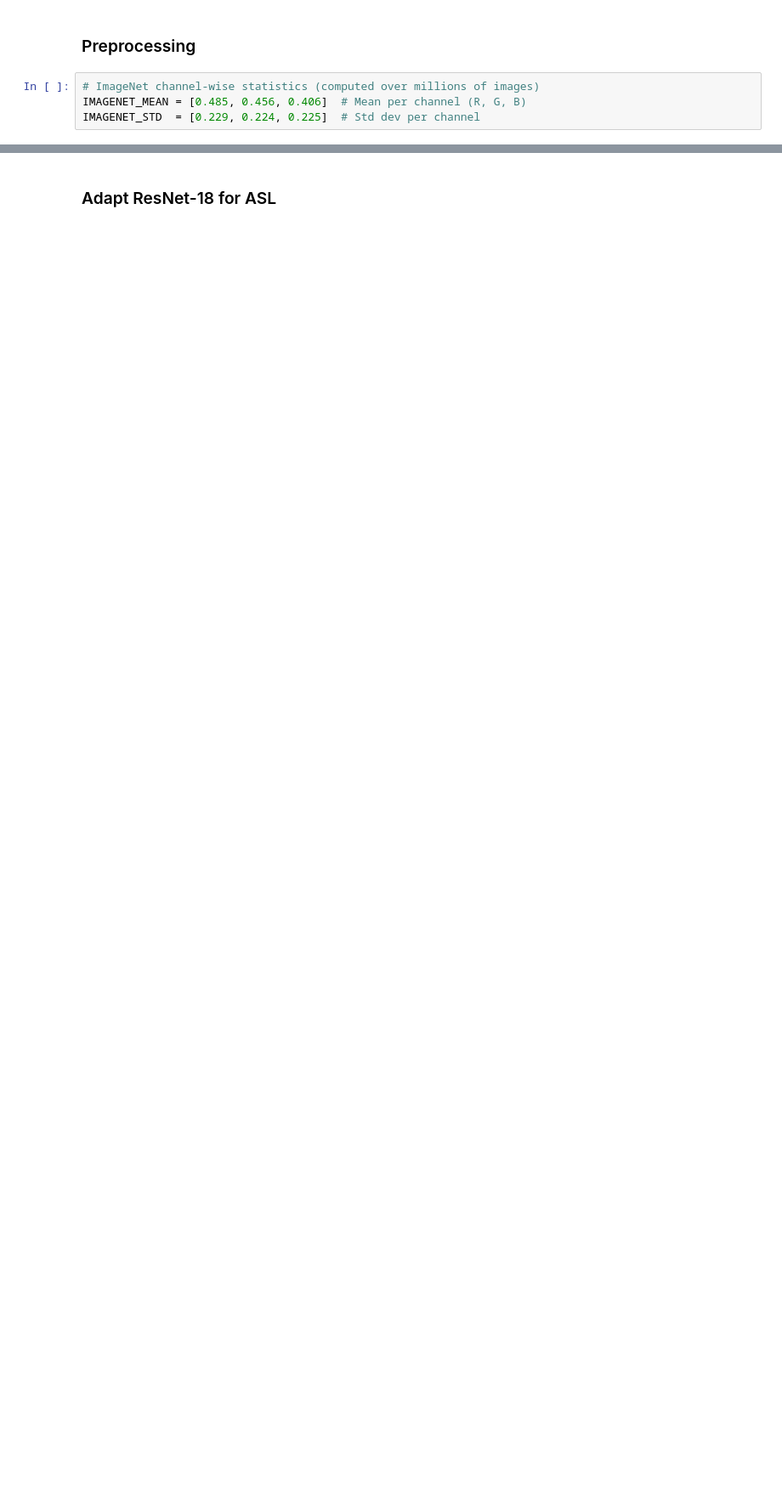
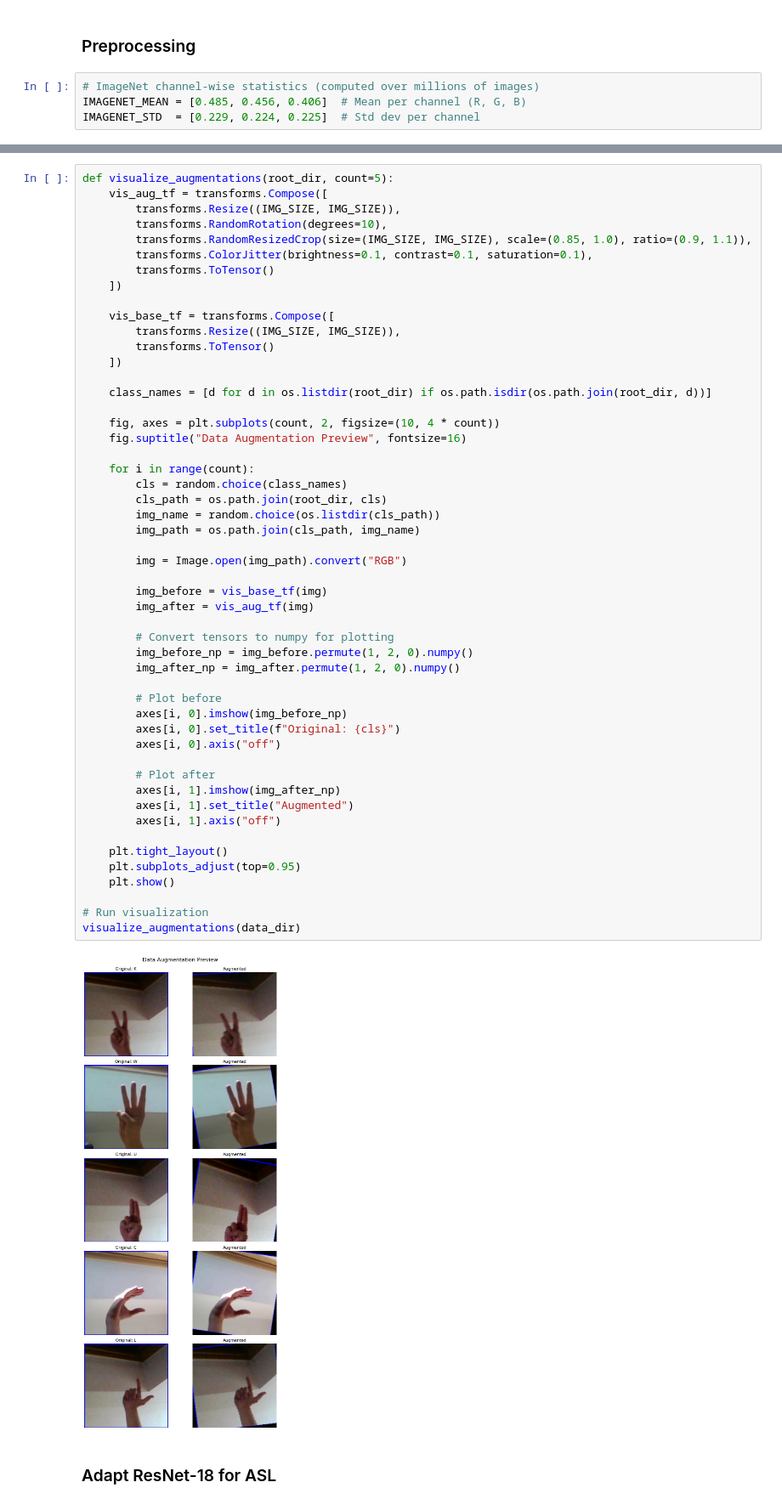
Before and after one commit to TejasTadikonda04/sign-language-recognition, a Jupyter notebook: static_asl_recognition.ipynb, the cells around one changed output, grey strips where cells are left out. Shown at 85% size. Drawn from its saved outputs; the diff is of its cells as text; blank space fills up the shorter version.

Commit message:
augmentation

```diff
--- a/static_asl_recognition.ipynb
+++ b/static_asl_recognition.ipynb
@@ -114,5 +125,58 @@ print(f' Classes: {train_ds.classes}')
  Dataset: 116 train, 29 val
  Classes: ['A', 'B', 'C', 'D', 'E', 'F', 'G', 'H', 'I', 'J', 'K', 'L', 'M', 'N', 'O', 'P', 'Q', 'R', 'S', 'T', 'U', 'V', 'W', 'X', 'Y', 'Z', 'del', 'nothing', 'space']
+# %%
+def visualize_augmentations(root_dir, count=5):
+    vis_aug_tf = transforms.Compose([
+        transforms.Resize((IMG_SIZE, IMG_SIZE)),
+        transforms.RandomRotation(degrees=10),
+        transforms.RandomResizedCrop(size=(IMG_SIZE, IMG_SIZE), scale=(0.85, 1.0), ratio=(0.9, 1.1)),
+        transforms.ColorJitter(brightness=0.1, contrast=0.1, saturation=0.1),
+        transforms.ToTensor()
+    ])
+
+    vis_base_tf = transforms.Compose([
+        transforms.Resize((IMG_SIZE, IMG_SIZE)),
+        transforms.ToTensor()
+    ])
+
+    class_names = [d for d in os.listdir(root_dir) if os.path.isdir(os.path.join(root_dir, d))]
+
+    fig, axes = plt.subplots(count, 2, figsize=(10, 4 * count))
+    fig.suptitle("Data Augmentation Preview", fontsize=16)
+
+    for i in range(count):
+        cls = random.choice(class_names)
+        cls_path = os.path.join(root_dir, cls)
+        img_name = random.choice(os.listdir(cls_path))
+        img_path = os.path.join(cls_path, img_name)
+
+        img = Image.open(img_path).convert("RGB")
+
+        img_before = vis_base_tf(img)
+        img_after = vis_aug_tf(img)
+
+        # Convert tensors to numpy for plotting
+        img_before_np = img_before.permute(1, 2, 0).numpy()
+        img_after_np = img_after.permute(1, 2, 0).numpy()
+
+        # Plot before
+        axes[i, 0].imshow(img_before_np)
+        axes[i, 0].set_title(f"Original: {cls}")
+        axes[i, 0].axis("off")
+
+        # Plot after
+        axes[i, 1].imshow(img_after_np)
+        axes[i, 1].set_title("Augmented")
+        axes[i, 1].axis("off")
+
+    plt.tight_layout()
+    plt.subplots_adjust(top=0.95)
+    plt.show()
+
+# Run visualization
+visualize_augmentations(data_dir)
+# %% [output]
+[figure, added]
 # %% [markdown]
 ### Adapt ResNet-18 for ASL
 # %%
```
Also changed, not shown: parts of 3 cells of this notebook.
